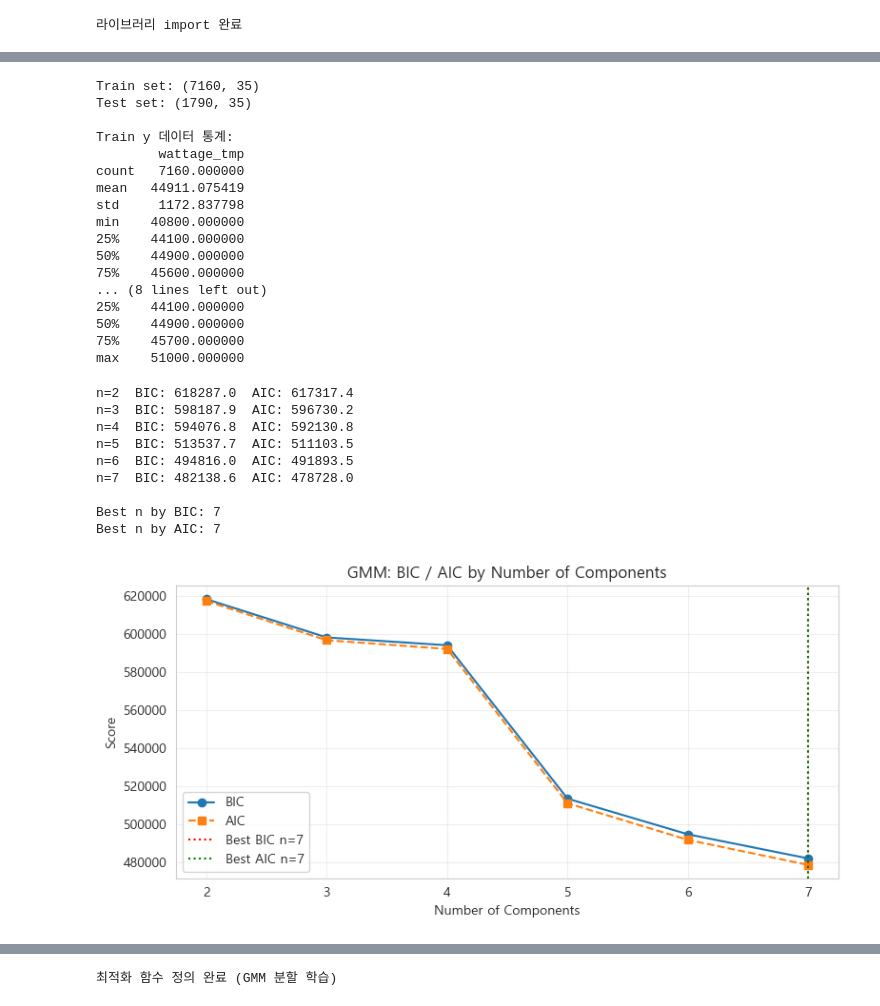
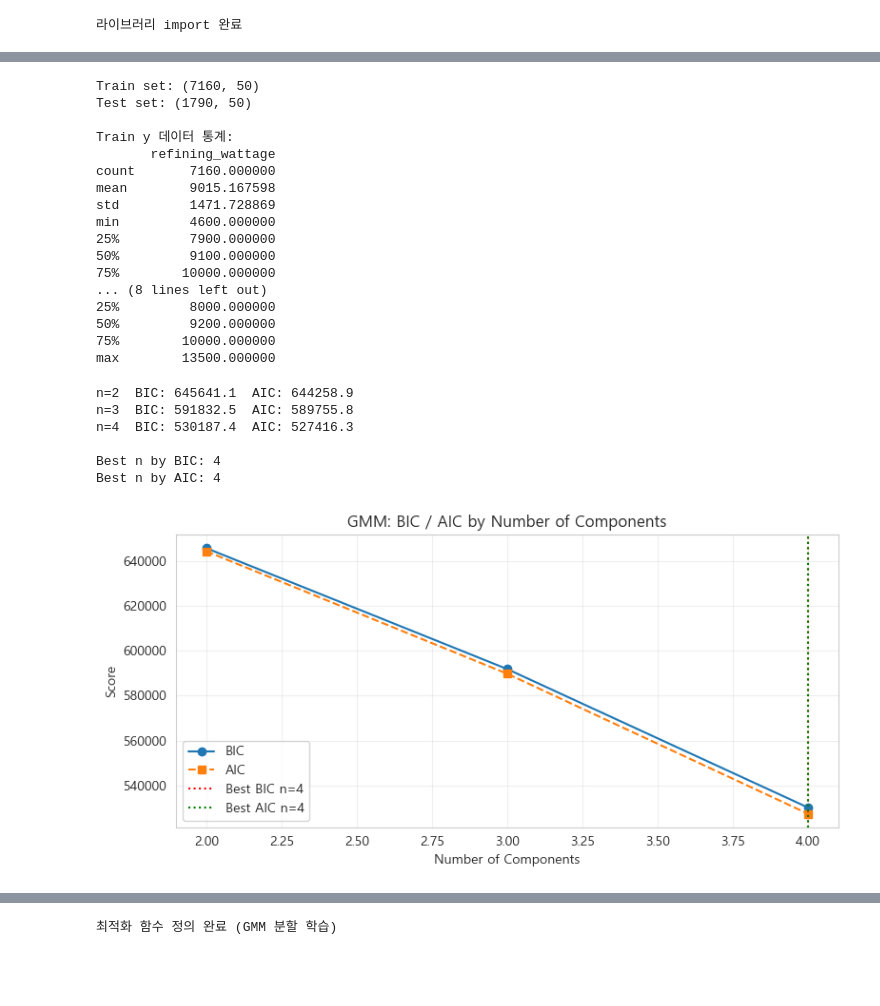
Before and after one commit to yebeen53/eaf-model, a Jupyter notebook: xgb_real_data (4).ipynb, the cells around one changed output, grey strips where cells are left out. Drawn from its saved outputs; the diff is of its cells as text; code cells hidden in the pictures; blank space fills up the shorter version.

```diff
--- a/xgb_real_data (4).ipynb
+++ b/xgb_real_data (4).ipynb
@@ -86,7 +86,7 @@ print(f"\n결측치 개수: {null_counts.sum()} (전부 0으로 채움 완료)")
 결측치 개수: 0 (전부 0으로 채움 완료)
 # %%
 # 예측할 목표 변수 선택
-TARGETS = ['tot_result1']
+TARGETS = ['refining_wattage']
 
 # 사용할 특성만 직접 선택
 SELECTED_FEATURES = [
@@ -121,9 +121,9 @@ SELECTED_FEATURES = [
 
 
     #전력량
-    # 'melting_wattage',
-    # 'refining_wattage',
-    # 'wattage',
+    #'melting_wattage',
+    #'refining_wattage',
+    #'wattage_tmp',
     # 'EAF_wattage',
 
     #마스터
@@ -159,7 +159,15 @@ SELECTED_FEATURES = [
     'Weight_Sum',
     # 'tot_result1',
     # 'tot_result4',
-
+    'scrap_bal_go',
+    'scrap_container',
+    'scrap_domestic',
+    'scrap_gs',
+    'scrap_h1',
+    'scrap_h2',
+    'scrap_heavy_a',
+    'scrap_heavy_b',
+    'scrap_russia',
 
     'lng_usage',
     'coal_gsk',
@@ -168,6 +176,13 @@ SELECTED_FEATURES = [
     # 'power_factor',
     # 'real_voltage',
     # 'real_current',
+
+    'coal_gsk_p3',
+    'coal_gsk_p5',
+    'coal_gsk_p8',
+    'coal_stain_p3',
+    'coal_stain_p5',
+    'coal_stain_p8'
 
 
     ]
@@ -223,6 +309,7 @@ X_train, X_test, y_train, y_test = train_test_split(
     X, y,
     test_size=0.2,
     random_state=42
+
 )
 
 print(f"Train set: {X_train.shape}")
@@ -232,23 +319,23 @@ print(y_train.describe())
 print(f"\nTest y 데이터 통계:")
 print(y_test.describe())
 # %% [output]
-Train set: (7160, 35)
-Test set: (1790, 35)
+Train set: (7160, 50)
+Test set: (1790, 50)
 
 Train y 데이터 통계:
-        wattage_tmp
-count   7160.000000
-mean   44911.075419
-std     1172.837798
-min    40800.000000
-25%    44100.000000
-50%    44900.000000
-75%    45600.000000
+       refining_wattage
+count       7160.000000
+mean        9015.167598
+std         1471.728869
+min         4600.000000
+25%         7900.000000
+50%         9100.000000
+75%        10000.000000
 ... (8 lines left out)
-25%    44100.000000
-50%    44900.000000
-75%    45700.000000
-max    51000.000000
+25%         8000.000000
+50%         9200.000000
+75%        10000.000000
+max        13500.000000
 # %%
 from sklearn.mixture import GaussianMixture
 import matplotlib.pyplot as plt
@@ -286,19 +373,16 @@ def ensure_train_test_scaled(test_size=0.2, random_state=42):
 # Ensure train/test split + scaling exist
 ensure_train_test_scaled(test_size=0.2, random_state=42)
 
-# --- speed mode ---
-FAST_MODE = True  # True: faster / False: full
-
 # GMM configuration
 GMM_KWARGS = {
     "covariance_type": "diag",
     "reg_covar": 1e-6,
-    "n_init": 1 if FAST_MODE else 3,
+    "n_init": 3,
 }
 
 # ===== BIC/AIC for reference (X only, no leakage) =====
-N_RANGE = range(2, 6) if FAST_MODE else range(2, 8)
-BIC_AIC_SAMPLE = 3000 if FAST_MODE else 8000  # None or int (use subset for speed)
+N_RANGE = range(2, 5)
+BIC_AIC_SAMPLE = 8000  # None or int (use subset for speed)
 
 X_train_arr = X_train_scaled.values
 if BIC_AIC_SAMPLE is not None and len(X_train_arr) > BIC_AIC_SAMPLE:
@@ -314,40 +398,37 @@ aic_scores = []
 
 for n in n_range:
     gmm_test = GaussianMixture(n_components=n, random_state=42, **GMM_KWARGS)
     gmm_test.fit(X_bic)
     bic_scores.append(gmm_test.bic(X_bic))
     aic_scores.append(gmm_test.aic(X_bic))
     print(f"n={n}  BIC: {bic_scores[-1]:.1f}  AIC: {aic_scores[-1]:.1f}")
 
 best_n_bic = list(n_range)[int(np.argmin(bic_scores))]
 best_n_aic = list(n_range)[int(np.argmin(aic_scores))]
 
 print()
 print(f"Best n by BIC: {best_n_bic}")
 print(f"Best n by AIC: {best_n_aic}")
 
 # Visualize BIC/AIC (reference only)
 fig, ax = plt.subplots(figsize=(8, 4))
 ax.plot(list(n_range), bic_scores, 'o-', label='BIC')
 ax.plot(list(n_range), aic_scores, 's--', label='AIC')
 ax.axvline(x=best_n_bic, color='red', linestyle=':', label=f'Best BIC n={best_n_bic}')
 ax.axvline(x=best_n_aic, color='green', linestyle=':', label=f'Best AIC n={best_n_aic}')
 ax.set_xlabel('Number of Components')
 ax.set_ylabel('Score')
 ax.set_title('GMM: BIC / AIC by Number of Components')
 ax.legend()
 ax.grid(True, alpha=0.3)
 plt.tight_layout()
 plt.show()
 # %% [output]
-n=2  BIC: 618287.0  AIC: 617317.4
-n=3  BIC: 598187.9  AIC: 596730.2
-n=4  BIC: 594076.8  AIC: 592130.8
-n=5  BIC: 513537.7  AIC: 511103.5
-n=6  BIC: 494816.0  AIC: 491893.5
-n=7  BIC: 482138.6  AIC: 478728.0
+n=2  BIC: 645641.1  AIC: 644258.9
+n=3  BIC: 591832.5  AIC: 589755.8
+n=4  BIC: 530187.4  AIC: 527416.3
 
-Best n by BIC: 7
-Best n by AIC: 7
+Best n by BIC: 4
+Best n by AIC: 4
-[figure, old version]
+[figure, new version]
 # %%
```
Also changed, not shown: parts of 17 cells of this notebook.
